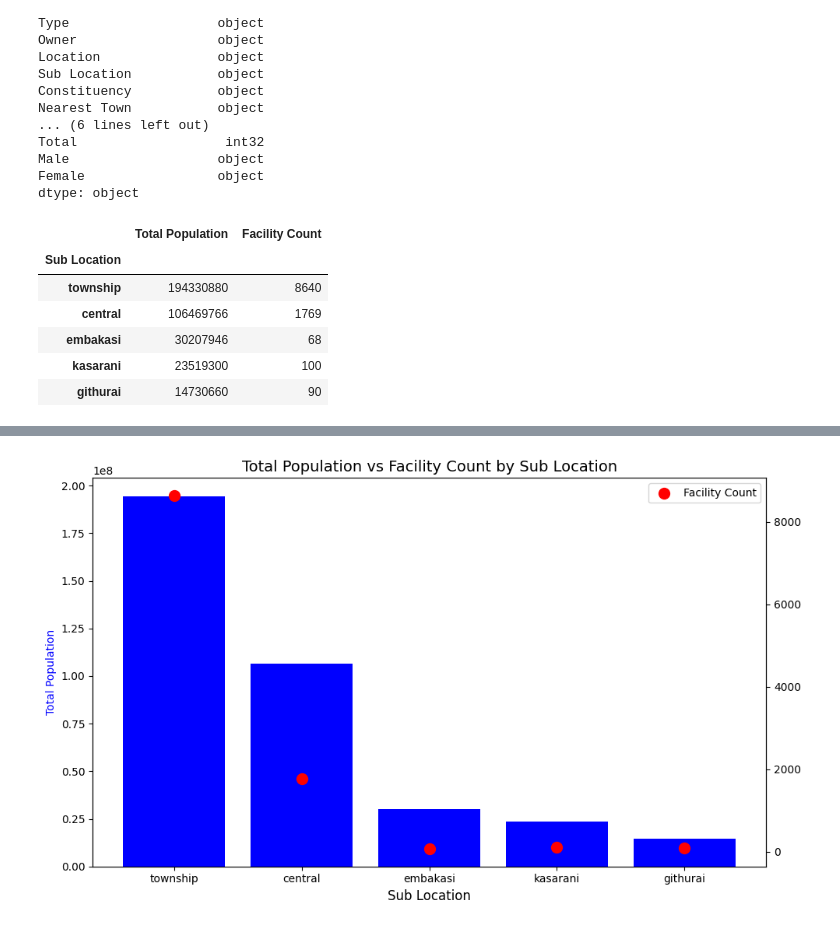
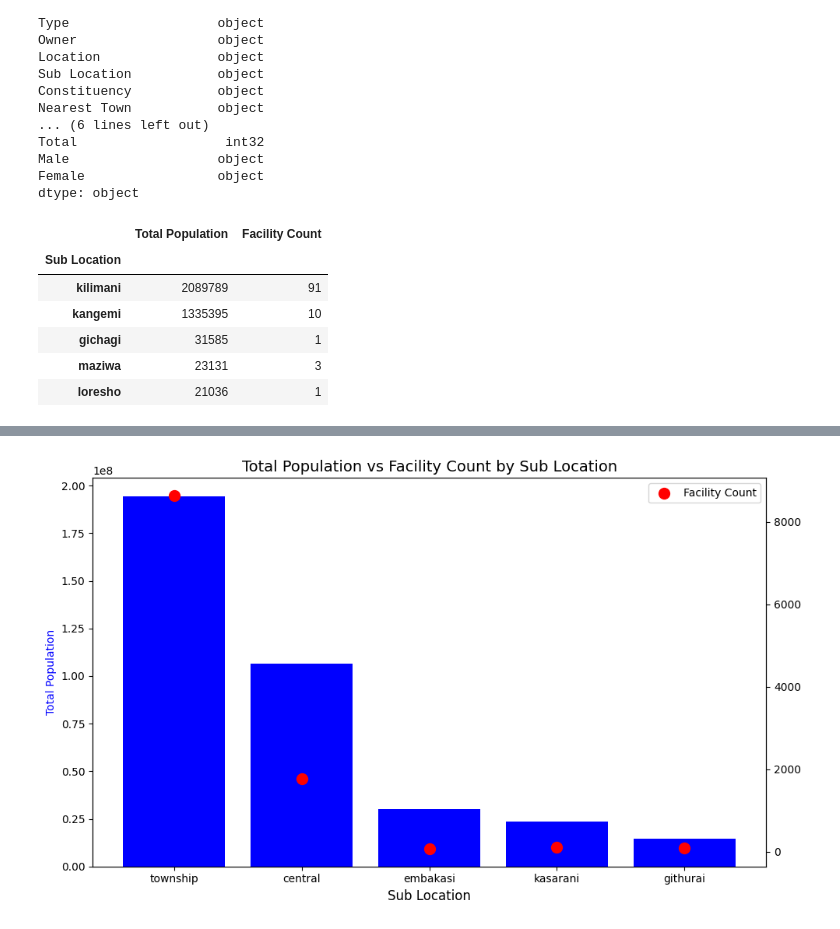
Before and after one commit to mbuvenzuve/Enhancing-Healthcare-Accessibility-in-Nairobi-Kenya, a Jupyter notebook: nzuve_Notebook.ipynb, the cells around one changed output, grey strips where cells are left out. Drawn from its saved outputs; the diff is of its cells as text; code cells hidden in the pictures.

```diff
--- a/nzuve_Notebook.ipynb
+++ b/nzuve_Notebook.ipynb
@@ -394,7 +365,7 @@ dtype: object
 # %%
-# Create a copy of the DataFrame
-nairobi_data_copy = nairobi_data.copy()
+# Identify and handle non-numeric or missing values in 'Total' column
+nairobi_data_copy['Total'] = pd.to_numeric(nairobi_data_copy['Total'], errors='coerce').fillna(0)
 
-# Convert 'Total' column to numeric and then to integer
-nairobi_data_copy['Total'] = pd.to_numeric(nairobi_data_copy['Total'], errors='coerce').fillna(0).astype(int)
+# Convert numeric values to integer data type
+nairobi_data_copy['Total'] = nairobi_data_copy['Total'].astype(int)
 # %%
@@ -419,25 +390,25 @@ Female                 object
 dtype: object
 # %%
 # Calculate total population for each sub-location
-population_by_sub_location = nairobi_data.groupby('Sub Location')['Total'].sum()
+population_by_sub_location = nairobi_data_copy.groupby('Sub Location')['Total'].sum()
 
 # Count the number of healthcare facilities in each sub-location
-facility_counts_by_sub_location = nairobi_data['Sub Location'].value_counts()
+facility_counts_by_sub_location = nairobi_data_copy['Sub Location'].value_counts()
 
 # Combine population and facility counts into a single DataFrame
 population_facility_counts = pd.concat([population_by_sub_location, facility_counts_by_sub_location], axis=1)
 population_facility_counts.columns = ['Total Population', 'Facility Count']
 
 # Sort by total population in descending order
 population_facility_counts = population_facility_counts.sort_values(by='Total Population', ascending=False)
 
 # Print the DataFrame to identify areas with high population but limited healthcare access
 population_facility_counts.head()
 # %% [output]
 |  | Total Population | Facility Count |
 | Sub Location |  |  |
-| township | 194330880 | 8640 |
-| central | 106469766 | 1769 |
-| embakasi | 30207946 | 68 |
-| kasarani | 23519300 | 100 |
-| githurai | 14730660 | 90 |
+| kilimani | 2089789 | 91 |
+| kangemi | 1335395 | 10 |
+| gichagi | 31585 | 1 |
+| maziwa | 23131 | 3 |
+| loresho | 21036 | 1 |
```
Also changed, not shown: parts of 33 cells of this notebook.
